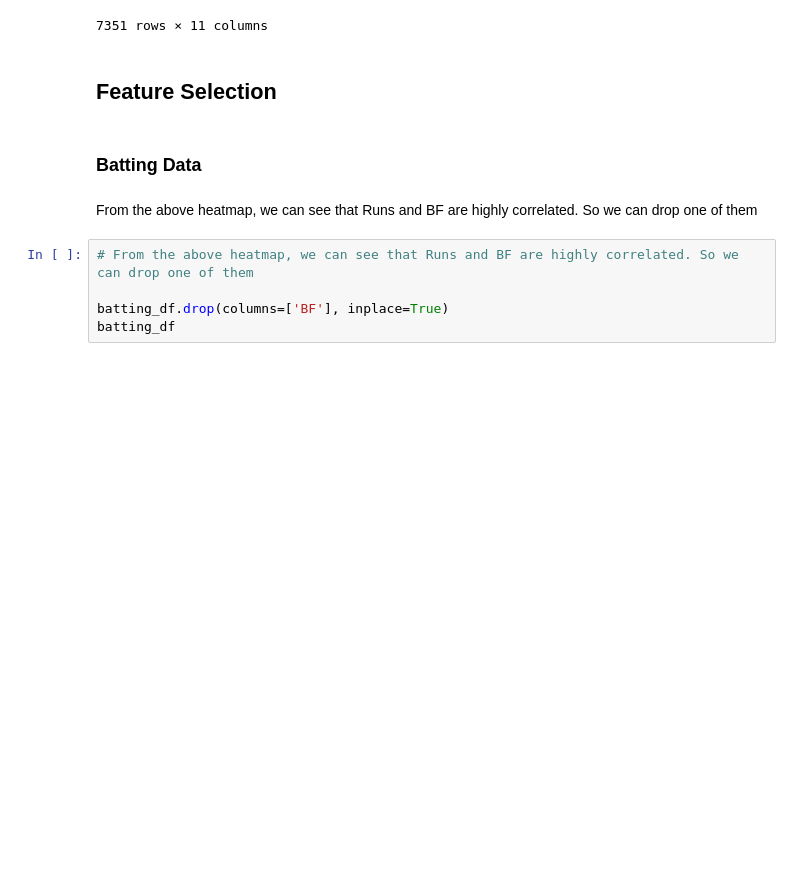
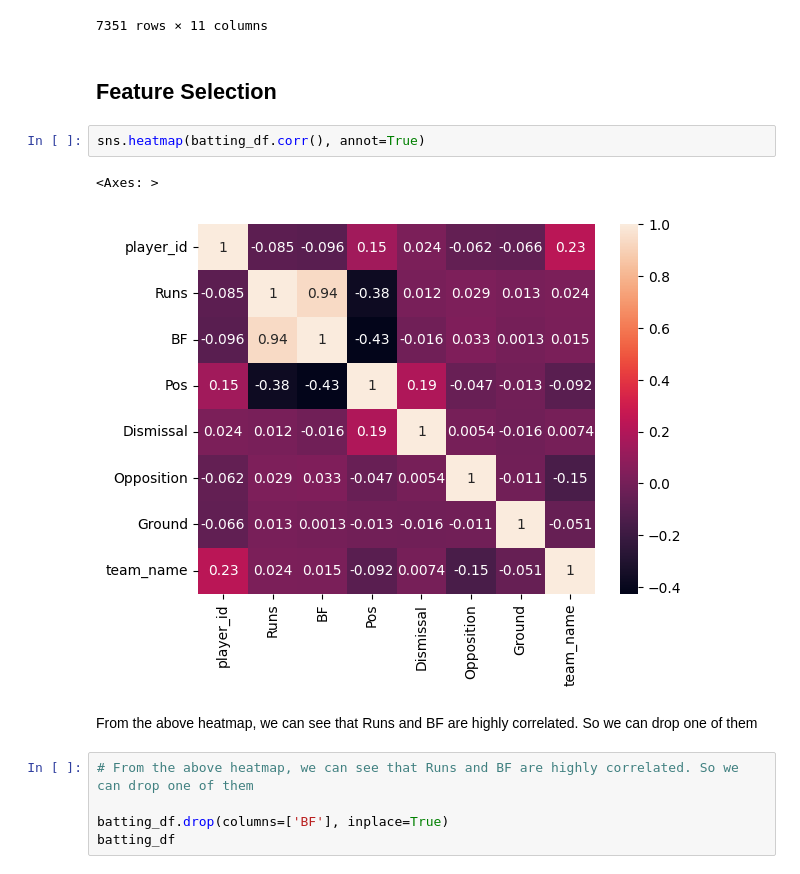
Before and after one commit to Ashrockzzz2003/Cricket_Best_11_Prediction, a Jupyter notebook: predicting_Dismissal.ipynb, the cells around one changed output. Cells and saved outputs as stored; diff of their text form; blank space fills up the shorter version.

```diff
--- a/predicting_Dismissal.ipynb
+++ b/predicting_Dismissal.ipynb
@@ -530,8 +357,11 @@ batting_df
 7351 rows × 11 columns
 # %% [markdown]
 ## Feature Selection
-# %% [markdown]
-### Batting Data
+# %%
+sns.heatmap(batting_df.corr(), annot=True)
+# %% [output]
+<Axes: >
+[figure, added]
 # %% [markdown]
 From the above heatmap, we can see that Runs and BF are highly correlated. So we can drop one of them
 # %%
```
Also changed, not shown: parts of 91 cells of this notebook.
